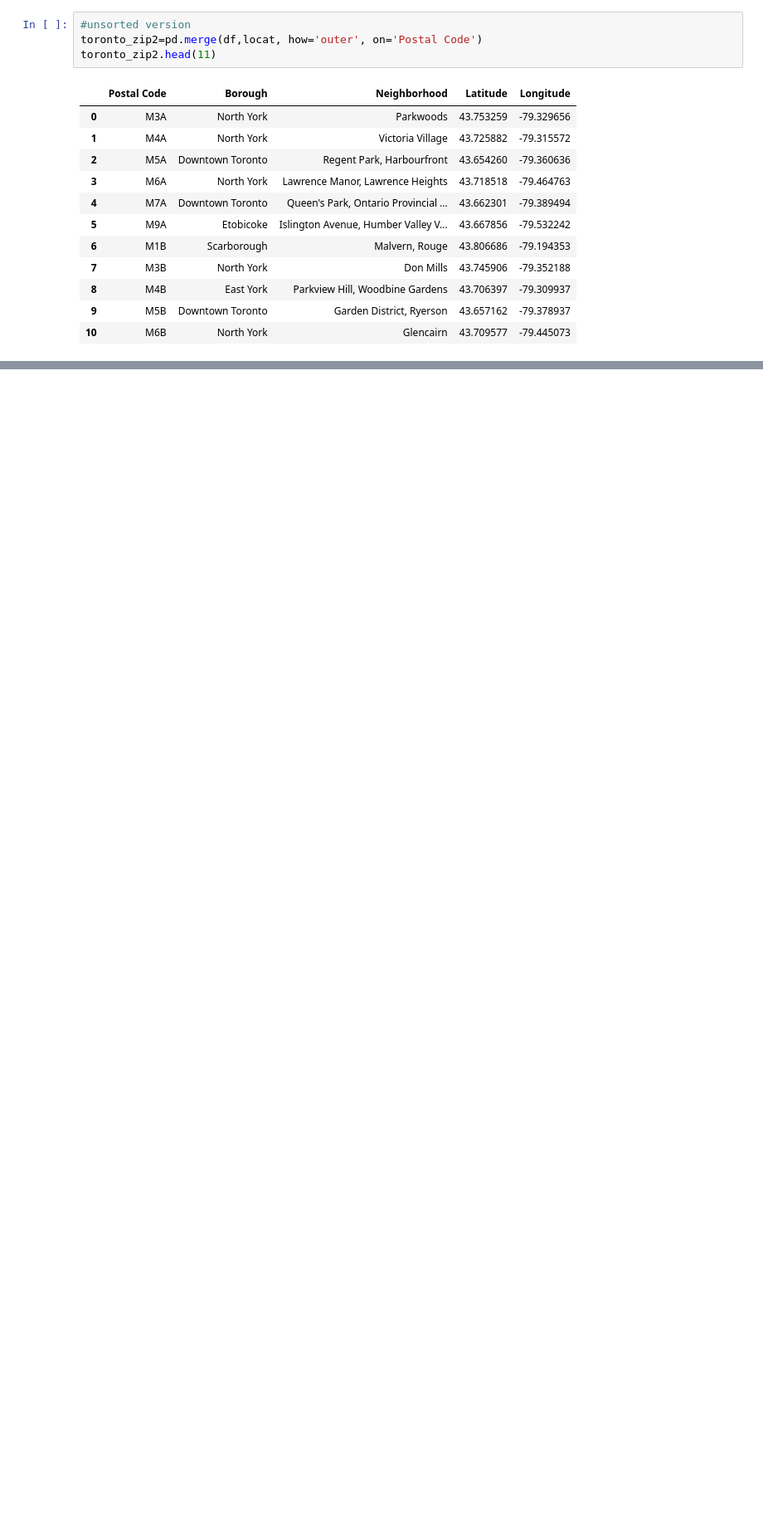
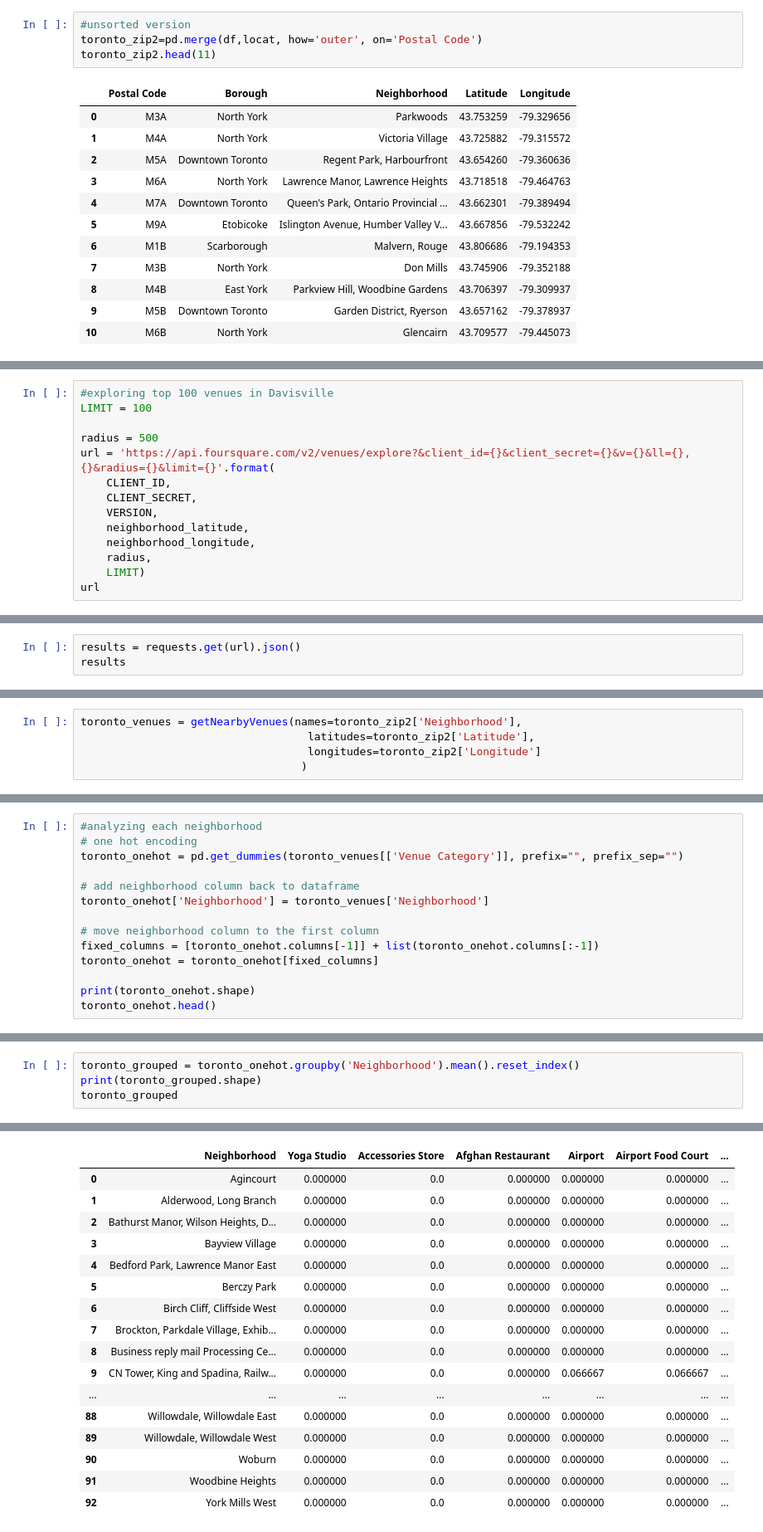
Before and after one commit to vinciyauu/Coursera_Capstone, a Jupyter notebook: Peer Graded Assignment -Segmenting and Clustering2.ipynb, the cells around one changed output, grey strips where cells are left out. Shown: that part at 83% size. Saved outputs shown, nothing was run; the diff lists cells and outputs as text; blank space fills up the shorter version.

Commit message:
Published from Watson Studio.

```diff
--- a/Peer Graded Assignment -Segmenting and Clustering2.ipynb
+++ b/Peer Graded Assignment -Segmenting and Clustering2.ipynb
@@ -125,0 +259,14 @@ toronto_zip2.head(11)
+# %%
+#exploring top 100 venues in Davisville
+LIMIT = 100
+
+radius = 500
+url = 'https://api.foursquare.com/v2/venues/explore?&client_id={}&client_secret={}&v={}&ll={},{}&radius={}&limit={}'.format(
+    CLIENT_ID,
+    CLIENT_SECRET,
+    VERSION,
+    neighborhood_latitude,
+    neighborhood_longitude,
+    radius,
+    LIMIT)
+url
@@ -125,0 +275,3 @@ toronto_zip2.head(11)
+# %%
+results = requests.get(url).json()
+results
@@ -125,0 +377,5 @@ toronto_zip2.head(11)
+# %%
+toronto_venues = getNearbyVenues(names=toronto_zip2['Neighborhood'],
+                                   latitudes=toronto_zip2['Latitude'],
+                                   longitudes=toronto_zip2['Longitude']
+                                  )
@@ -125,0 +437,14 @@ toronto_zip2.head(11)
+# %%
+#analyzing each neighborhood
+# one hot encoding
+toronto_onehot = pd.get_dummies(toronto_venues[['Venue Category']], prefix="", prefix_sep="")
+
+# add neighborhood column back to dataframe
+toronto_onehot['Neighborhood'] = toronto_venues['Neighborhood']
+
+# move neighborhood column to the first column
+fixed_columns = [toronto_onehot.columns[-1]] + list(toronto_onehot.columns[:-1])
+toronto_onehot = toronto_onehot[fixed_columns]
+
+print(toronto_onehot.shape)
+toronto_onehot.head()
@@ -125,0 +460,5 @@ toronto_zip2.head(11)
+# %%
+toronto_grouped = toronto_onehot.groupby('Neighborhood').mean().reset_index()
+print(toronto_grouped.shape)
+toronto_grouped
+# %% [output]
@@ -125,0 +466,17 @@ toronto_zip2.head(11)
+|  | Neighborhood | Yoga Studio | Accessories Store | Afghan Restaurant | Airport | Airport Food Court | ... |
+| 0 | Agincourt | 0.000000 | 0.0 | 0.000000 | 0.000000 | 0.000000 | ... |
+| 1 | Alderwood, Long Branch | 0.000000 | 0.0 | 0.000000 | 0.000000 | 0.000000 | ... |
+| 2 | Bathurst Manor, Wilson Heights, D... | 0.000000 | 0.0 | 0.000000 | 0.000000 | 0.000000 | ... |
+| 3 | Bayview Village | 0.000000 | 0.0 | 0.000000 | 0.000000 | 0.000000 | ... |
+| 4 | Bedford Park, Lawrence Manor East | 0.000000 | 0.0 | 0.000000 | 0.000000 | 0.000000 | ... |
+| 5 | Berczy Park | 0.000000 | 0.0 | 0.000000 | 0.000000 | 0.000000 | ... |
+| 6 | Birch Cliff, Cliffside West | 0.000000 | 0.0 | 0.000000 | 0.000000 | 0.000000 | ... |
+| 7 | Brockton, Parkdale Village, Exhib... | 0.000000 | 0.0 | 0.000000 | 0.000000 | 0.000000 | ... |
+| 8 | Business reply mail Processing Ce... | 0.000000 | 0.0 | 0.000000 | 0.000000 | 0.000000 | ... |
+| 9 | CN Tower, King and Spadina, Railw... | 0.000000 | 0.0 | 0.000000 | 0.066667 | 0.066667 | ... |
+| ... | ... | ... | ... | ... | ... | ... | ... |
+| 88 | Willowdale, Willowdale East | 0.000000 | 0.0 | 0.000000 | 0.000000 | 0.000000 | ... |
+| 89 | Willowdale, Willowdale West | 0.000000 | 0.0 | 0.000000 | 0.000000 | 0.000000 | ... |
+| 90 | Woburn | 0.000000 | 0.0 | 0.000000 | 0.000000 | 0.000000 | ... |
+| 91 | Woodbine Heights | 0.000000 | 0.0 | 0.000000 | 0.000000 | 0.000000 | ... |
+| 92 | York Mills West | 0.000000 | 0.0 | 0.000000 | 0.000000 | 0.000000 | ... |
```
Also changed, not shown: parts of 39 cells of this notebook.
